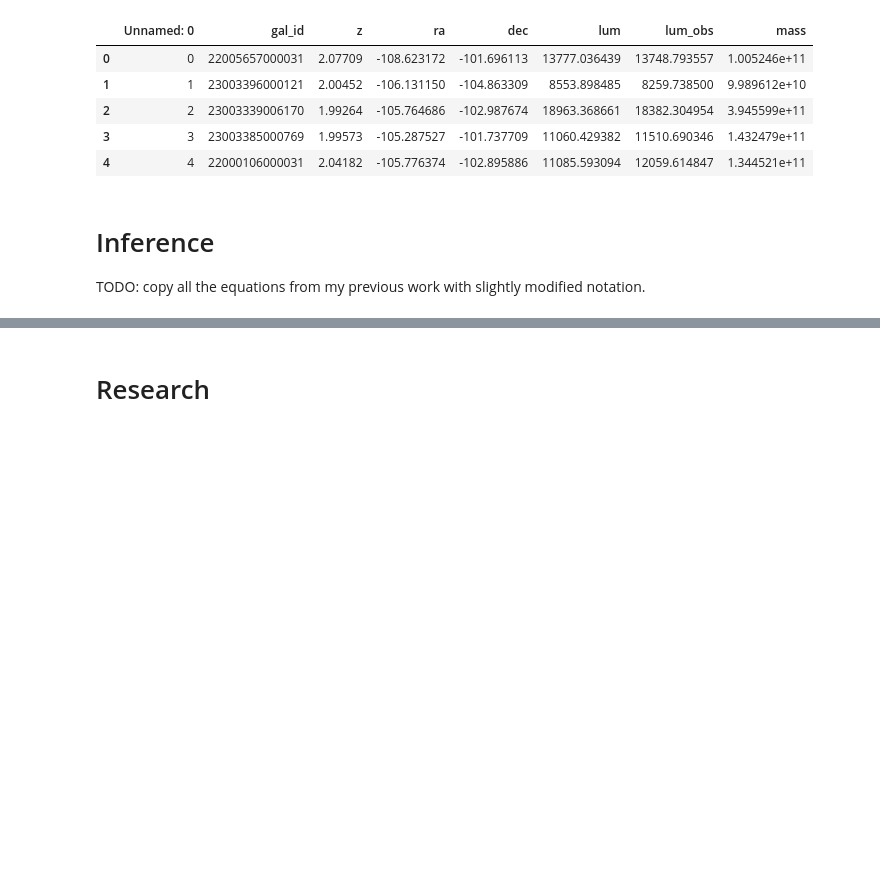
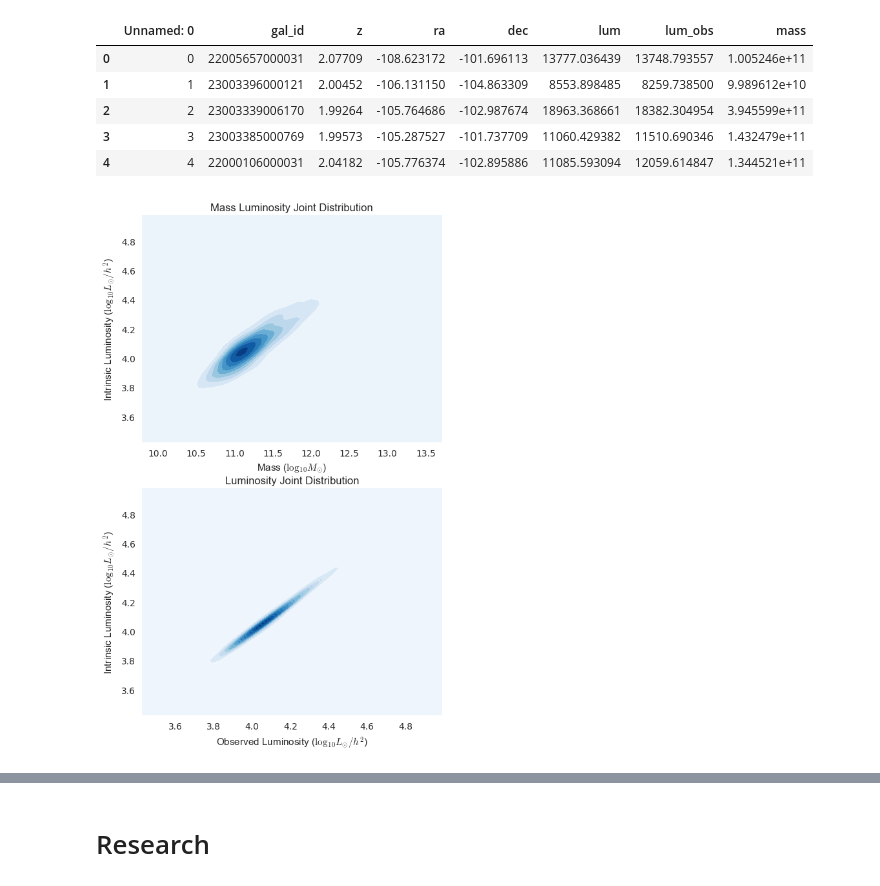
Before and after one commit to davidthomas5412/Hipparchus, a Jupyter notebook: Summary.ipynb, the cells around one changed output, grey strips where cells are left out. Cells and saved outputs as stored; diff of their text form; code cells hidden in the pictures; blank space fills up the shorter version.

Commit message:
filled in todos, should be good to go

```diff
--- a/Summary.ipynb
+++ b/Summary.ipynb
@@ -75,7 +79,31 @@ data.head()
 | 2 | 2 | 23003339006170 | 1.99264 | -105.764686 | -102.987674 | 18963.368661 | 18382.304954 | 3.945599e+11 |
 | 3 | 3 | 23003385000769 | 1.99573 | -105.287527 | -101.737709 | 11060.429382 | 11510.690346 | 1.432479e+11 |
 | 4 | 4 | 22000106000031 | 2.04182 | -105.776374 | -102.895886 | 11085.593094 | 12059.614847 | 1.344521e+11 |
-# %% [markdown]
-# Inference
-
-TODO: copy all the equations from my previous work with slightly modified notation.
+# %%
+%matplotlib inline
+
+import matplotlib.pyplot as plt
+import seaborn as sns
+import numpy as np
+
+def log10(arr):
+    return np.log(arr) / np.log(10)
+
+
+samples = 1000
+
+plt.rcParams['figure.figsize'] = (6, 10)
+
+plt.subplot(211)
+plt.title('Mass Luminosity Joint Distribution')
+sns.kdeplot(log10(data['mass'][:samples]), log10(data['lum'][:samples]), shade=True, cmap='Blues')
+plt.xlabel('Mass ($\log_{10} M_{\odot}$)')
+plt.ylabel('Intrinsic Luminosity ($\log_{10} L_{\odot} / h^2$)');
+
+plt.subplot(212)
+plt.title('Luminosity Joint Distribution')
+sns.kdeplot(log10(data['lum_obs'][:samples]), log10(data['lum'][:samples]), shade=True, cmap='Blues')
+plt.xlabel('Observed Luminosity ($\log_{10} L_{\odot} / h^2$)')
+plt.ylabel('Intrinsic Luminosity ($\log_{10} L_{\odot} / h^2$)');
+# %% [output]
+[figure, added]
```
Also changed, not shown: parts of 7 cells of this notebook.
